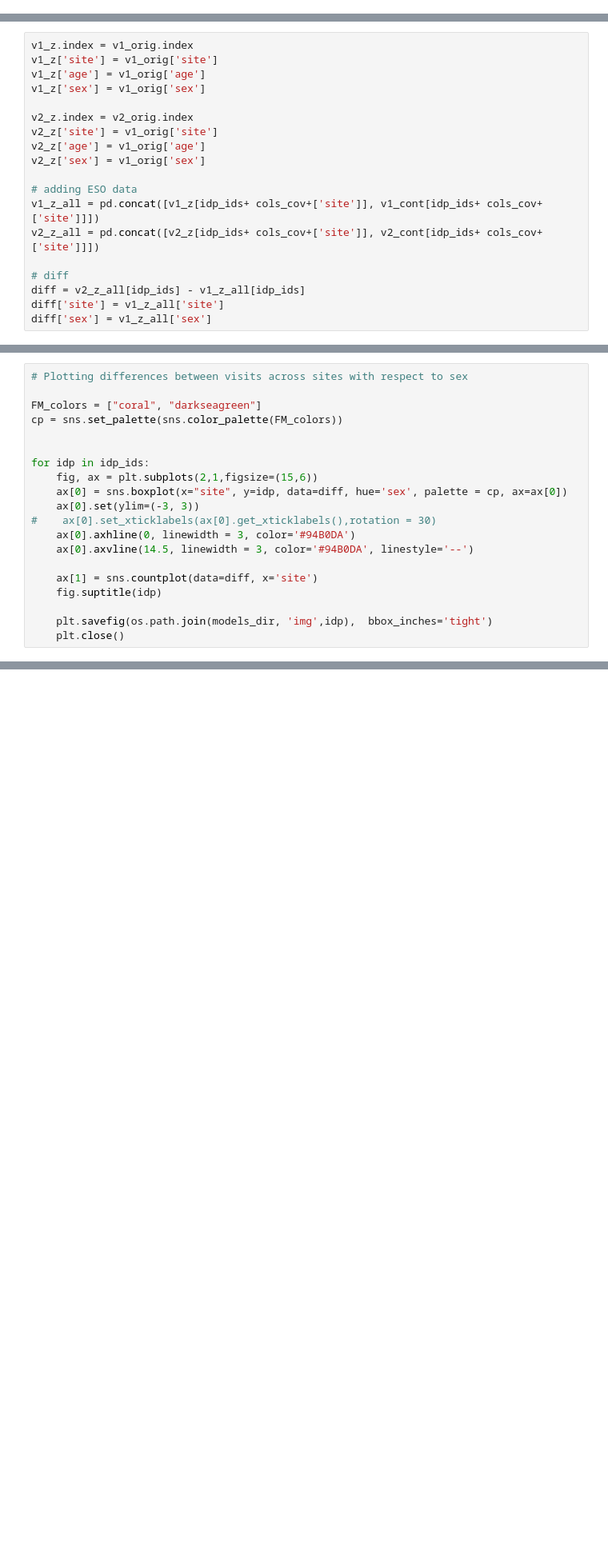
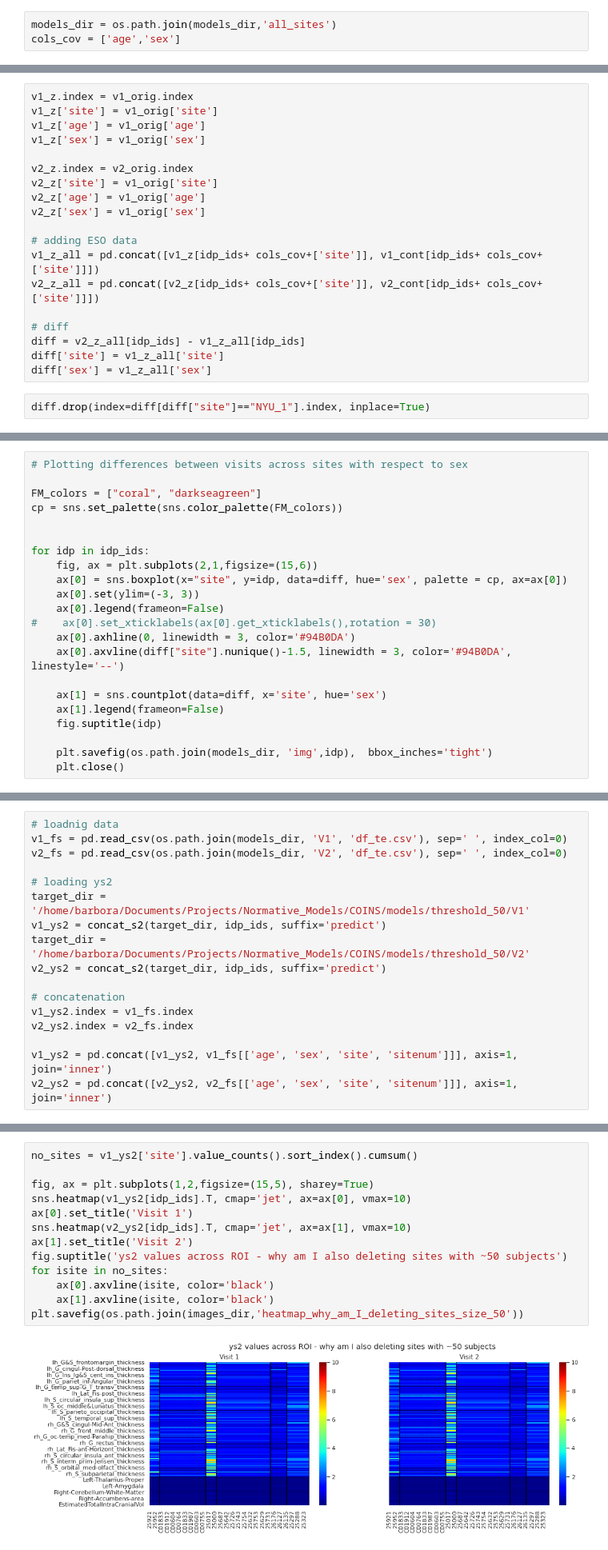
Before and after one commit to bbuckova/ESO_normative, a Jupyter notebook: CORR_data_normative.ipynb, the cells around one changed output, grey strips where cells are left out. Shown at 80% size. Drawn from its saved outputs; the diff is of its cells as text; blank space fills up the shorter version.

```diff
--- a/CORR_data_normative.ipynb
+++ b/CORR_data_normative.ipynb
@@ -254,6 +663,9 @@ Analysis
 --------
 # %% [markdown]
 **Load the values across idps and visits and compare across sites**
+# %%
+models_dir = os.path.join(models_dir,'all_sites')
+cols_cov = ['age','sex']
 # %%
 v1_z = custom.idp_concat(os.path.join(models_dir,'V1'), 'Z_predict.txt', idp_ids, 'CORR_V1_Z.csv', t_dir= models_dir)
 v2_z = custom.idp_concat(os.path.join(models_dir,'V2'), 'Z_predict.txt', idp_ids, 'CORR_V2_Z.csv', t_dir= models_dir)
@@ -287,3 +703,5 @@ v2_z_all = pd.concat([v2_z[idp_ids+ cols_cov+['site']], v2_cont[idp_ids+ cols_co
 diff = v2_z_all[idp_ids] - v1_z_all[idp_ids]
 diff['site'] = v1_z_all['site']
 diff['sex'] = v1_z_all['sex']
+# %%
+diff.drop(index=diff[diff["site"]=="NYU_1"].index, inplace=True)
@@ -298,11 +718,13 @@ for idp in idp_ids:
     fig, ax = plt.subplots(2,1,figsize=(15,6))
     ax[0] = sns.boxplot(x="site", y=idp, data=diff, hue='sex', palette = cp, ax=ax[0])
     ax[0].set(ylim=(-3, 3))
+    ax[0].legend(frameon=False)
 #    ax[0].set_xticklabels(ax[0].get_xticklabels(),rotation = 30)
     ax[0].axhline(0, linewidth = 3, color='#94B0DA')
-    ax[0].axvline(14.5, linewidth = 3, color='#94B0DA', linestyle='--')
+    ax[0].axvline(diff["site"].nunique()-1.5, linewidth = 3, color='#94B0DA', linestyle='--')
 
-    ax[1] = sns.countplot(data=diff, x='site')
+    ax[1] = sns.countplot(data=diff, x='site', hue='sex')
+    ax[1].legend(frameon=False)
     fig.suptitle(idp)
 
     plt.savefig(os.path.join(models_dir, 'img',idp),  bbox_inches='tight')
@@ -309,0 +752,17 @@ for idp in idp_ids:
+# %%
+# loadnig data
+v1_fs = pd.read_csv(os.path.join(models_dir, 'V1', 'df_te.csv'), sep=' ', index_col=0)
+v2_fs = pd.read_csv(os.path.join(models_dir, 'V2', 'df_te.csv'), sep=' ', index_col=0)
+
+# loading ys2
+target_dir = '/home/barbora/Documents/Projects/Normative_Models/COINS/models/threshold_50/V1'
+v1_ys2 = concat_s2(target_dir, idp_ids, suffix='predict')
+target_dir = '/home/barbora/Documents/Projects/Normative_Models/COINS/models/threshold_50/V2'
+v2_ys2 = concat_s2(target_dir, idp_ids, suffix='predict')
+
+# concatenation
+v1_ys2.index = v1_fs.index
+v2_ys2.index = v2_fs.index
+
+v1_ys2 = pd.concat([v1_ys2, v1_fs[['age', 'sex', 'site', 'sitenum']]], axis=1, join='inner')
+v2_ys2 = pd.concat([v2_ys2, v2_fs[['age', 'sex', 'site', 'sitenum']]], axis=1, join='inner')
@@ -309,0 +807,15 @@ for idp in idp_ids:
+# %%
+no_sites = v1_ys2['site'].value_counts().sort_index().cumsum()
+
+fig, ax = plt.subplots(1,2,figsize=(15,5), sharey=True)
+sns.heatmap(v1_ys2[idp_ids].T, cmap='jet', ax=ax[0], vmax=10)
+ax[0].set_title('Visit 1')
+sns.heatmap(v2_ys2[idp_ids].T, cmap='jet', ax=ax[1], vmax=10)
+ax[1].set_title('Visit 2')
+fig.suptitle('ys2 values across ROI - why am I also deleting sites with ~50 subjects')
+for isite in no_sites:
+    ax[0].axvline(isite, color='black')
+    ax[1].axvline(isite, color='black')
+plt.savefig(os.path.join(images_dir,'heatmap_why_am_I_deleting_sites_size_50'))
+# %% [output]
+[figure, added]
```
Also changed, not shown: parts of 33 cells of this notebook.
